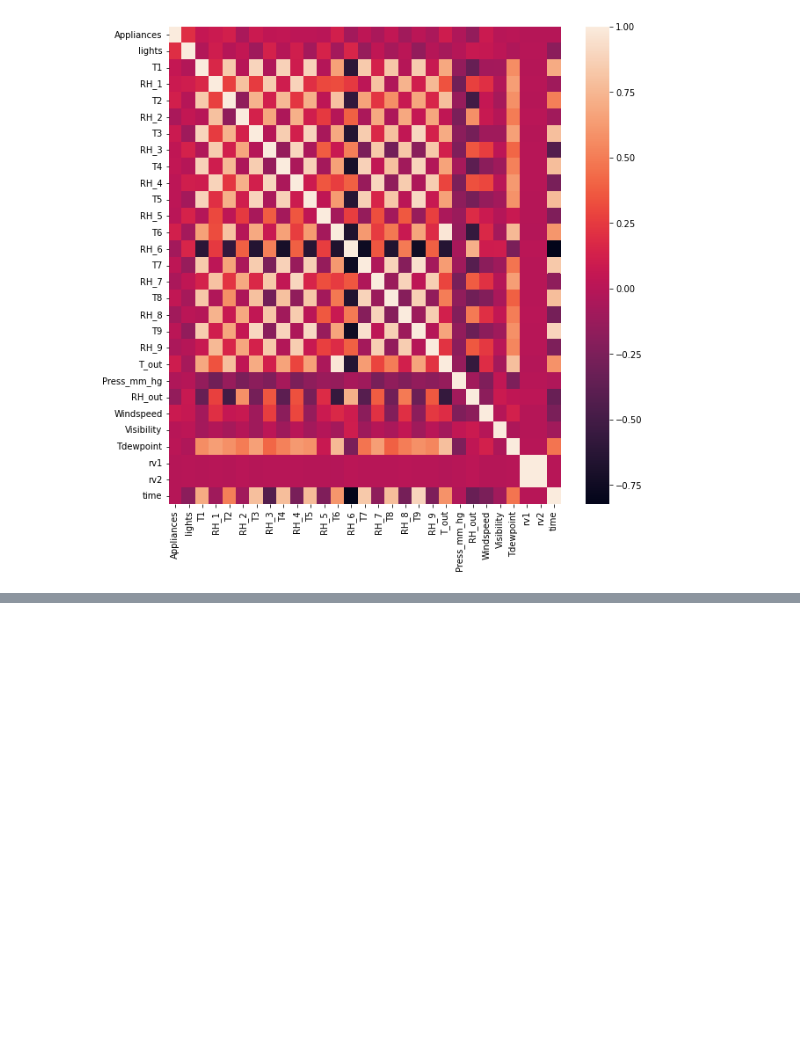
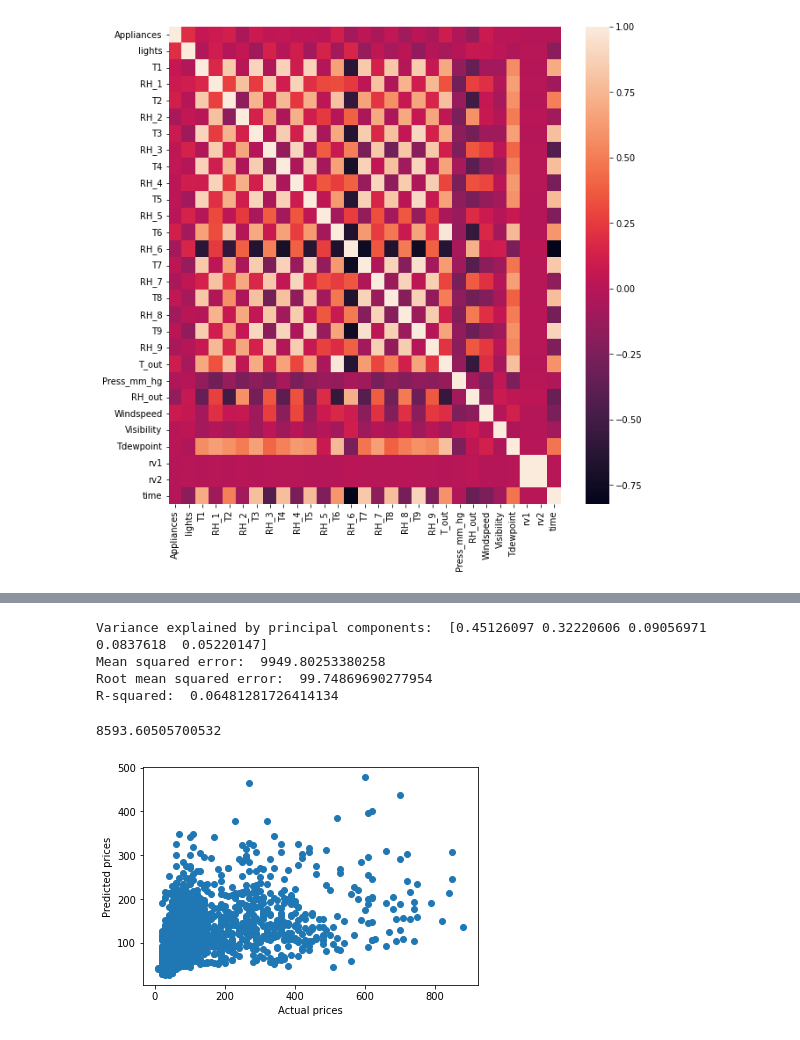
Before and after one commit to nimnathw/energy-consumption, a Jupyter notebook: energy_consumption.ipynb, the cells around one changed output, grey strips where cells are left out. Saved outputs shown, nothing was run; the diff lists cells and outputs as text; code cells hidden in the pictures; blank space fills up the shorter version.

```diff
--- a/energy_consumption.ipynb
+++ b/energy_consumption.ipynb
@@ -127,0 +229,56 @@ y = df_processed["Appliances"]
+# %%
+# Re-run the model with PCA
+# Perform PCA with 5 components
+pca = PCA(n_components=5)
+pca.fit(X)
+
+# Get the transformed data
+X = pca.transform(X)
+
+# Print the variance explained by each component
+print("Variance explained by principal components: ", pca.explained_variance_ratio_)
+
+# Split the data into training and test sets
+X_train, X_test, y_train, y_test = train_test_split(X, y, test_size=0.2, random_state=0)
+
+# Split the training data into training and validation sets
+X_train, X_val, y_train, y_val = train_test_split(X_train, y_train, test_size=0.25, random_state=0)
+
+# Initialize the model
+lr = LinearRegression()
+
+# Train the model
+lr.fit(X_train, y_train)
+
+# Predict y values for the validation set
+y_pred = lr.predict(X_val)
+
+# Calculate mean squared error
+mse = mean_squared_error(y_val, y_pred)
+print("Mean squared error: ", mse)
+
+# Calculate root mean squared error
+rmse = np.sqrt(mse)
+print("Root mean squared error: ", rmse)
+
+# Calculate R-squared score
+r2 = r2_score(y_val, y_pred)
+print("R-squared: ", r2)
+# %% [output]
+Variance explained by principal components:  [0.45126097 0.32220606 0.09056971 0.0837618  0.05220147]
+Mean squared error:  9949.80253380258
+Root mean squared error:  99.74869690277954
+R-squared:  0.06481281726414134
+# %%
+rfr = RandomForestRegressor()
+rfr.fit(X_train, y_train)
+y_pred = rfr.predict(X_test)
+mse = mean_squared_error(y_test, y_pred)
+print(mse)
+plt.scatter(y_test, y_pred)
+plt.xlabel("Actual prices")
+plt.ylabel("Predicted prices")
+plt.show()
+# %% [output]
+8593.60505700532
+[figure, added]
```
Also changed, not shown: parts of 7 cells of this notebook.
